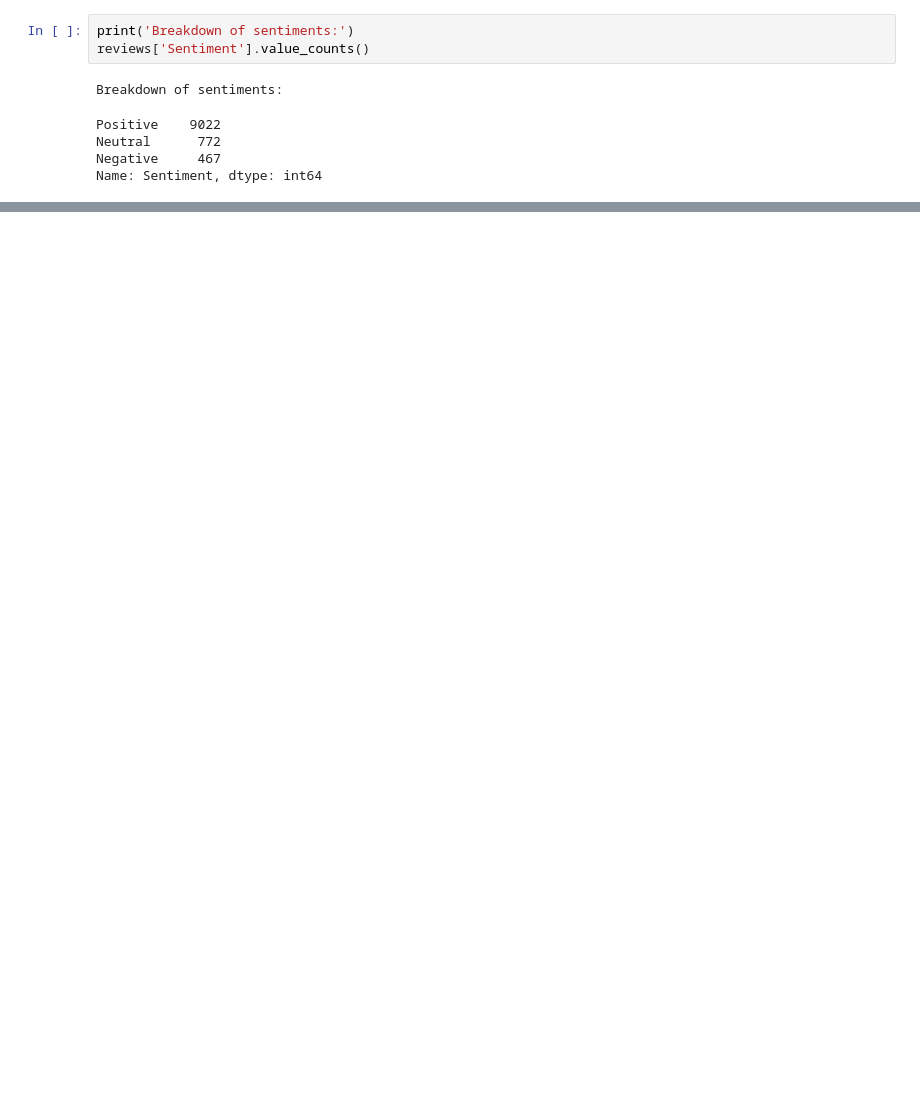
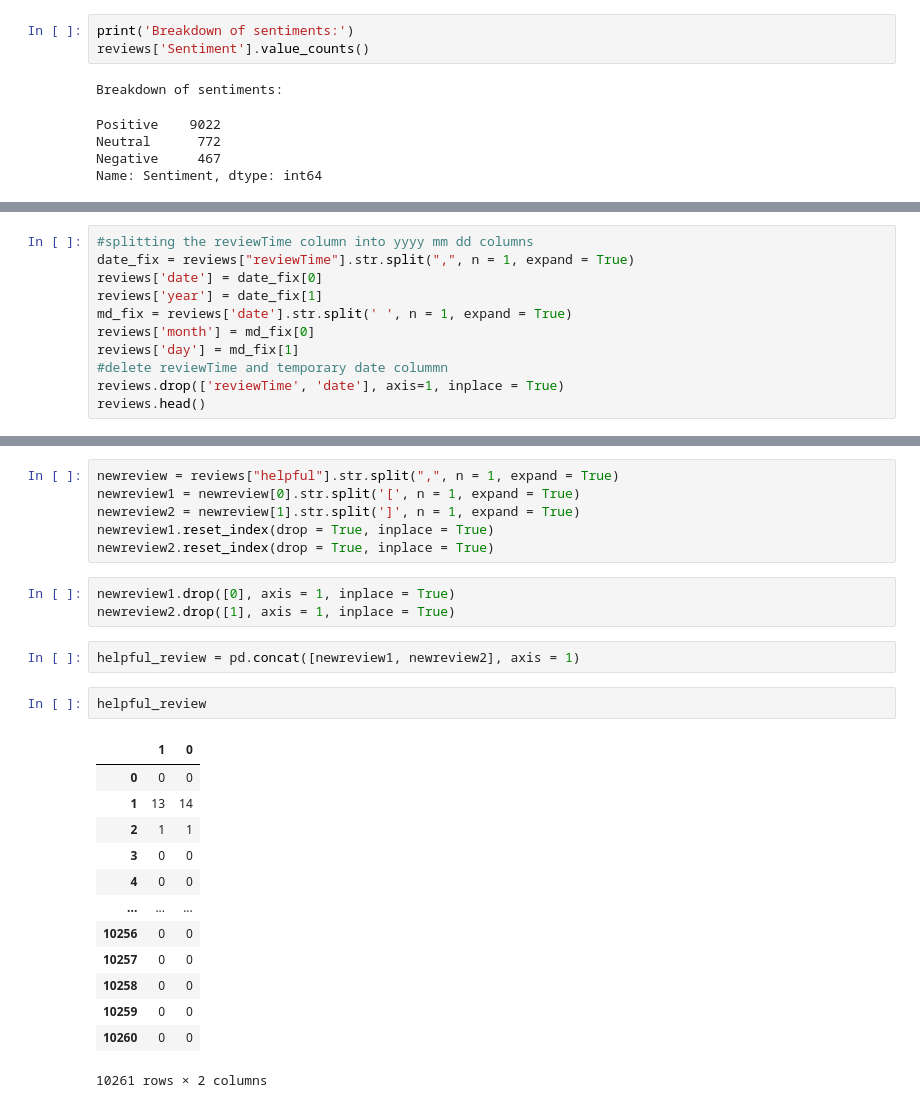
Before and after one commit to jeffbeech/Amazon-Sentiment-Review, a Jupyter notebook: Sentiment Review Notebook.ipynb, the cells around one changed output, grey strips where cells are left out. Saved outputs shown, nothing was run; the diff lists cells and outputs as text; blank space fills up the shorter version.

```diff
--- a/Sentiment Review Notebook.ipynb
+++ b/Sentiment Review Notebook.ipynb
@@ -287,0 +263,11 @@ reviews.head()
+# %%
+#splitting the reviewTime column into yyyy mm dd columns
+date_fix = reviews["reviewTime"].str.split(",", n = 1, expand = True)
+reviews['date'] = date_fix[0]
+reviews['year'] = date_fix[1]
+md_fix = reviews['date'].str.split(' ', n = 1, expand = True)
+reviews['month'] = md_fix[0]
+reviews['day'] = md_fix[1]
+#delete reviewTime and temporary date colummn
+reviews.drop(['reviewTime', 'date'], axis=1, inplace = True)
+reviews.head()
@@ -287,0 +322,27 @@ reviews.head()
+# %%
+newreview = reviews["helpful"].str.split(",", n = 1, expand = True)
+newreview1 = newreview[0].str.split('[', n = 1, expand = True)
+newreview2 = newreview[1].str.split(']', n = 1, expand = True)
+newreview1.reset_index(drop = True, inplace = True)
+newreview2.reset_index(drop = True, inplace = True)
+# %%
+newreview1.drop([0], axis = 1, inplace = True)
+newreview2.drop([1], axis = 1, inplace = True)
+# %%
+helpful_review = pd.concat([newreview1, newreview2], axis = 1)
+# %%
+helpful_review
+# %% [output]
+|  | 1 | 0 |
+| 0 | 0 | 0 |
+| 1 | 13 | 14 |
+| 2 | 1 | 1 |
+| 3 | 0 | 0 |
+| 4 | 0 | 0 |
+| ... | ... | ... |
+| 10256 | 0 | 0 |
+| 10257 | 0 | 0 |
+| 10258 | 0 | 0 |
+| 10259 | 0 | 0 |
+| 10260 | 0 | 0 |
+10261 rows × 2 columns
```
Also changed, not shown: parts of 13 cells of this notebook.
